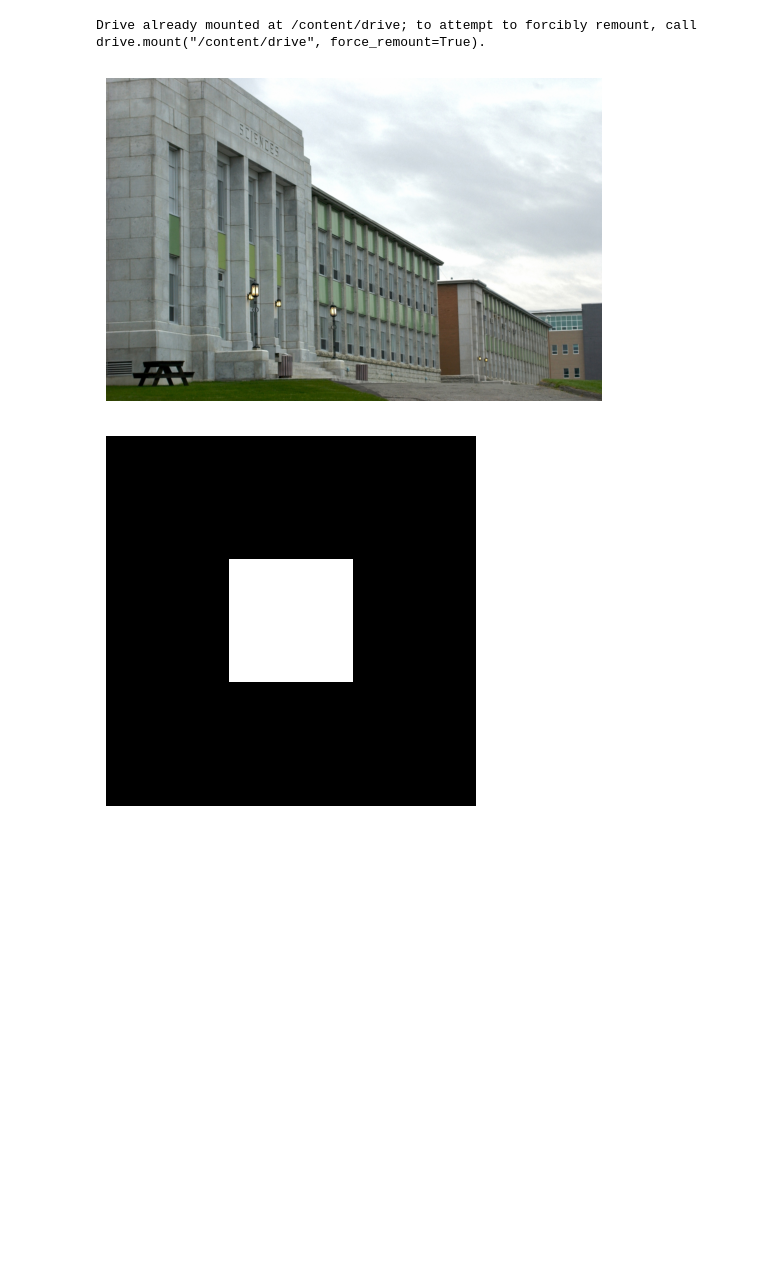
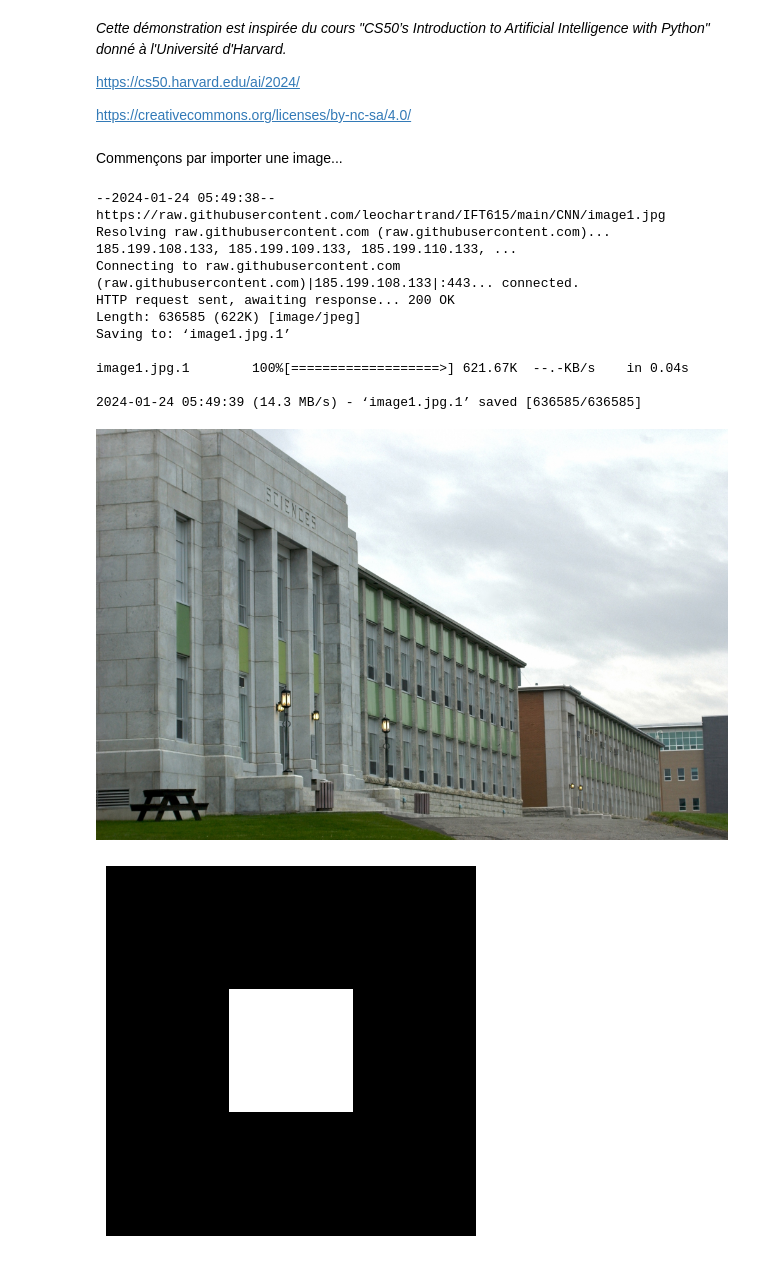
Before and after one commit to leochartrand/IFT615, a Jupyter notebook: CNN/CNN1.ipynb, the cells around one changed output. Drawn from its saved outputs; the diff is of its cells as text; code cells hidden in the pictures; blank space fills up the shorter version.

```diff
--- a/CNN/CNN1.ipynb
+++ b/CNN/CNN1.ipynb
@@ -1,9 +1,9 @@
 # %% [markdown]
 <a href="https://colab.research.google.com/github/leochartrand/IFT615/blob/main/CNN/CNN1.ipynb" target="_parent"><img src="https://colab.research.google.com/assets/colab-badge.svg" alt="Open In Colab"/></a>
-# %%
-from google.colab import drive
-drive.mount('/content/drive')
-path = '/content/drive/MyDrive/IFT615/CNN/'
-# %% [output]
-Drive already mounted at /content/drive; to attempt to forcibly remount, call drive.mount("/content/drive", force_remount=True).
+# %% [markdown]
+*Cette démonstration est inspirée du cours "CS50’s Introduction to Artificial Intelligence with Python" donné à l'Université d'Harvard.*
+
+https://cs50.harvard.edu/ai/2024/
+
+https://creativecommons.org/licenses/by-nc-sa/4.0/
 # %%
@@ -17,7 +15,19 @@ from scipy import signal
-# %%
-# Open image
-image = imread(path + 'image.jpg')
-plt.imshow(image); plt.axis('off'); plt.show();
-# %% [output]
-[figure, removed]
+# %% [markdown]
+Commençons par importer une image...
+# %%
+!wget https://raw.githubusercontent.com/leochartrand/IFT615/main/CNN/image1.jpg
+image = Image.open('image1.jpg', 'r').convert("RGB")
+display(image)
+# %% [output]
+--2024-01-24 05:49:38--  https://raw.githubusercontent.com/leochartrand/IFT615/main/CNN/image1.jpg
+Resolving raw.githubusercontent.com (raw.githubusercontent.com)... 185.199.108.133, 185.199.109.133, 185.199.110.133, ...
+Connecting to raw.githubusercontent.com (raw.githubusercontent.com)|185.199.108.133|:443... connected.
+HTTP request sent, awaiting response... 200 OK
+Length: 636585 (622K) [image/jpeg]
+Saving to: ‘image1.jpg.1’
+
+image1.jpg.1        100%[===================>] 621.67K  --.-KB/s    in 0.04s
+
+2024-01-24 05:49:39 (14.3 MB/s) - ‘image1.jpg.1’ saved [636585/636585]
+[figure, added]
 # %%
```
Also changed, not shown: parts of 5 cells of this notebook.
